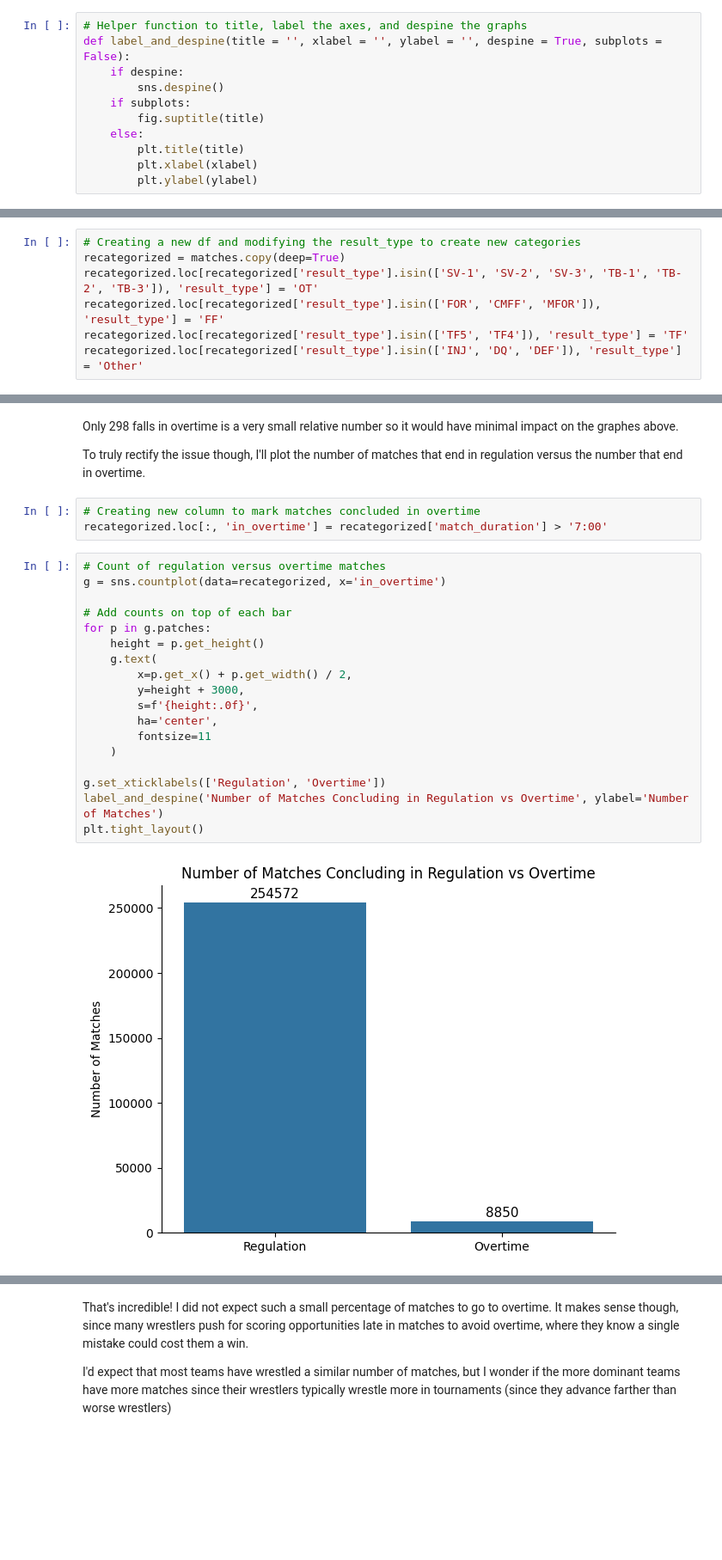
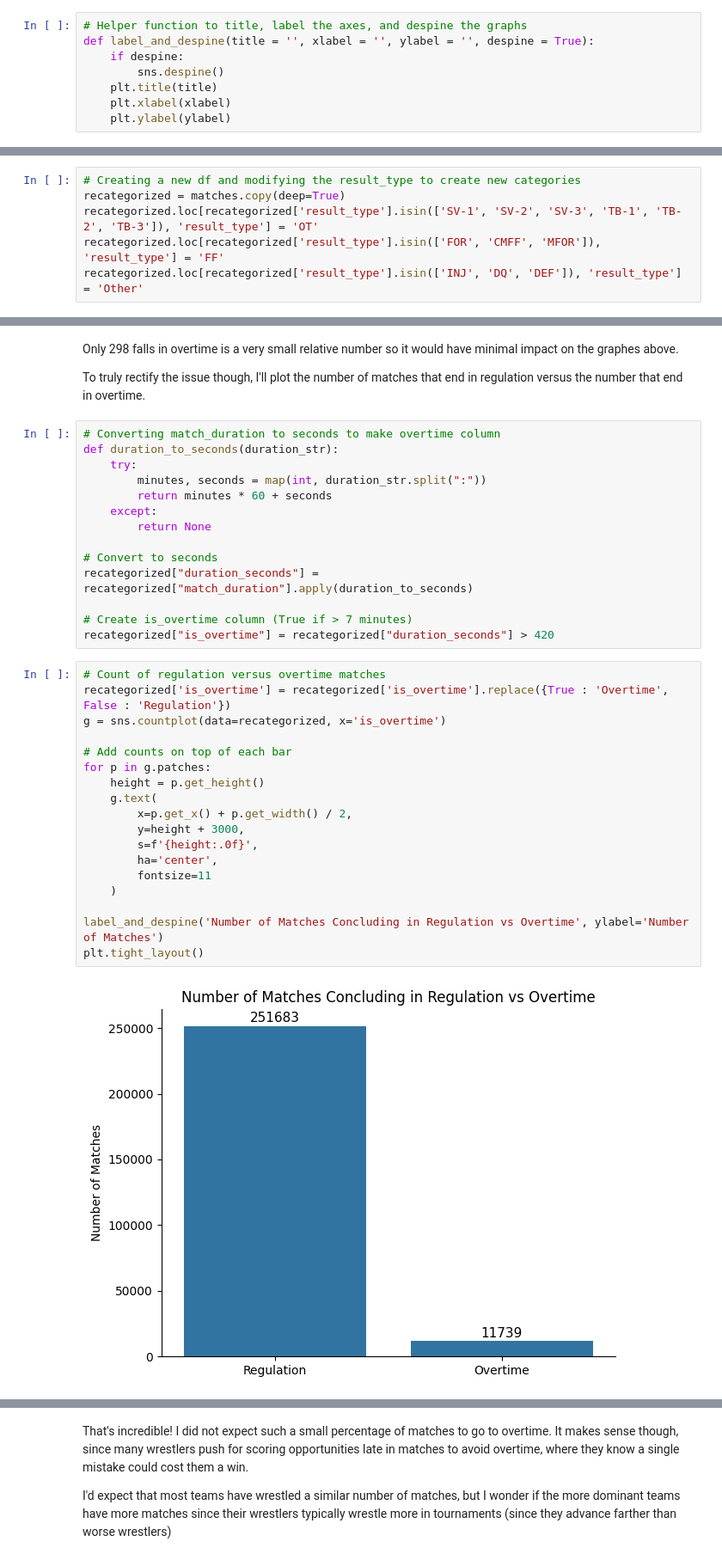
Before and after one commit to Silver0524/NCAA-Wrestling-Predictor, a Jupyter notebook: notebooks/eda.ipynb, the cells around one changed output, grey strips where cells are left out. Shown at 86% size. Saved outputs shown, nothing was run; the diff lists cells and outputs as text; blank space fills up the shorter version.

```diff
--- a/notebooks/eda.ipynb
+++ b/notebooks/eda.ipynb
@@ -38,15 +39,12 @@ dtypes: int64(3), object(11)
 memory usage: 28.1+ MB
 # %%
 # Helper function to title, label the axes, and despine the graphs
-def label_and_despine(title = '', xlabel = '', ylabel = '', despine = True, subplots = False):
+def label_and_despine(title = '', xlabel = '', ylabel = '', despine = True):
     if despine:
         sns.despine()
-    if subplots:
-        fig.suptitle(title)
-    else:
-        plt.title(title)
-        plt.xlabel(xlabel)
-        plt.ylabel(ylabel)
+    plt.title(title)
+    plt.xlabel(xlabel)
+    plt.ylabel(ylabel)
 # %% [markdown]
 # Overview of Time Period
 
@@ -119,7 +115,6 @@ With `DEC`, `FALL`, and `MD` remaining the same
 recategorized = matches.copy(deep=True)
 recategorized.loc[recategorized['result_type'].isin(['SV-1', 'SV-2', 'SV-3', 'TB-1', 'TB-2', 'TB-3']), 'result_type'] = 'OT'
 recategorized.loc[recategorized['result_type'].isin(['FOR', 'CMFF', 'MFOR']), 'result_type'] = 'FF'
-recategorized.loc[recategorized['result_type'].isin(['TF5', 'TF4']), 'result_type'] = 'TF'
 recategorized.loc[recategorized['result_type'].isin(['INJ', 'DQ', 'DEF']), 'result_type'] = 'Other'
 # %%
 # Count bar chart of recategorized result types
@@ -170,28 +165,39 @@ len(recategorized[(recategorized['result_type'] == 'FALL') & (recategorized['mat
 Only 298 falls in overtime is a very small relative number so it would have minimal impact on the graphes above.
 
 To truly rectify the issue though, I'll plot the number of matches that end in regulation versus the number that end in overtime.
-# %%
-# Creating new column to mark matches concluded in overtime
-recategorized.loc[:, 'in_overtime'] = recategorized['match_duration'] > '7:00'
+# %%
+# Converting match_duration to seconds to make overtime column
+def duration_to_seconds(duration_str):
+    try:
+        minutes, seconds = map(int, duration_str.split(":"))
+        return minutes * 60 + seconds
+    except:
+        return None
+
+# Convert to seconds
+recategorized["duration_seconds"] = recategorized["match_duration"].apply(duration_to_seconds)
+
+# Create is_overtime column (True if > 7 minutes)
+recategorized["is_overtime"] = recategorized["duration_seconds"] > 420
 # %%
 # Count of regulation versus overtime matches
-g = sns.countplot(data=recategorized, x='in_overtime')
+recategorized['is_overtime'] = recategorized['is_overtime'].replace({True : 'Overtime', False : 'Regulation'})
+g = sns.countplot(data=recategorized, x='is_overtime')
 
 # Add counts on top of each bar
 for p in g.patches:
     height = p.get_height()
     g.text(
         x=p.get_x() + p.get_width() / 2,
         y=height + 3000,
         s=f'{height:.0f}',
         ha='center',
         fontsize=11
     )
 
-g.set_xticklabels(['Regulation', 'Overtime'])
 label_and_despine('Number of Matches Concluding in Regulation vs Overtime', ylabel='Number of Matches')
 plt.tight_layout()
 # %% [output]
-[figure, old version]
+[figure, new version]
 # %%
 # Percent of regulation versus overtime matches
```
Also changed, not shown: parts of 20 cells of this notebook, 4 other files.
